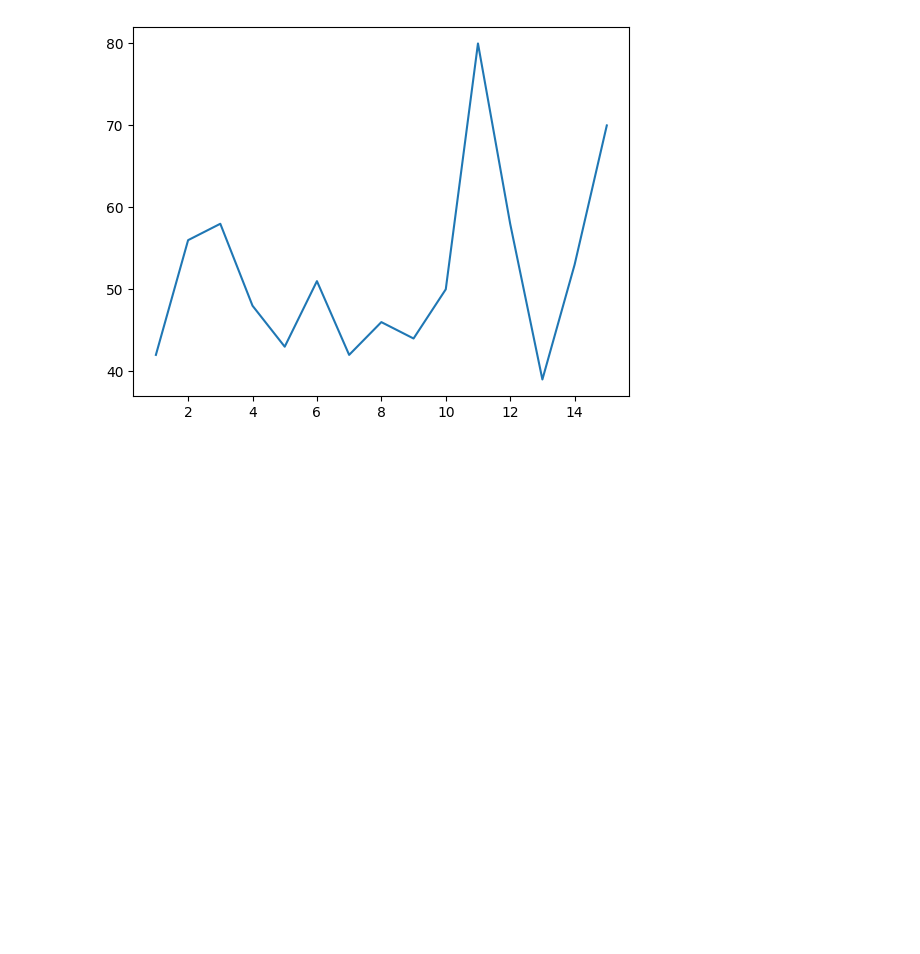
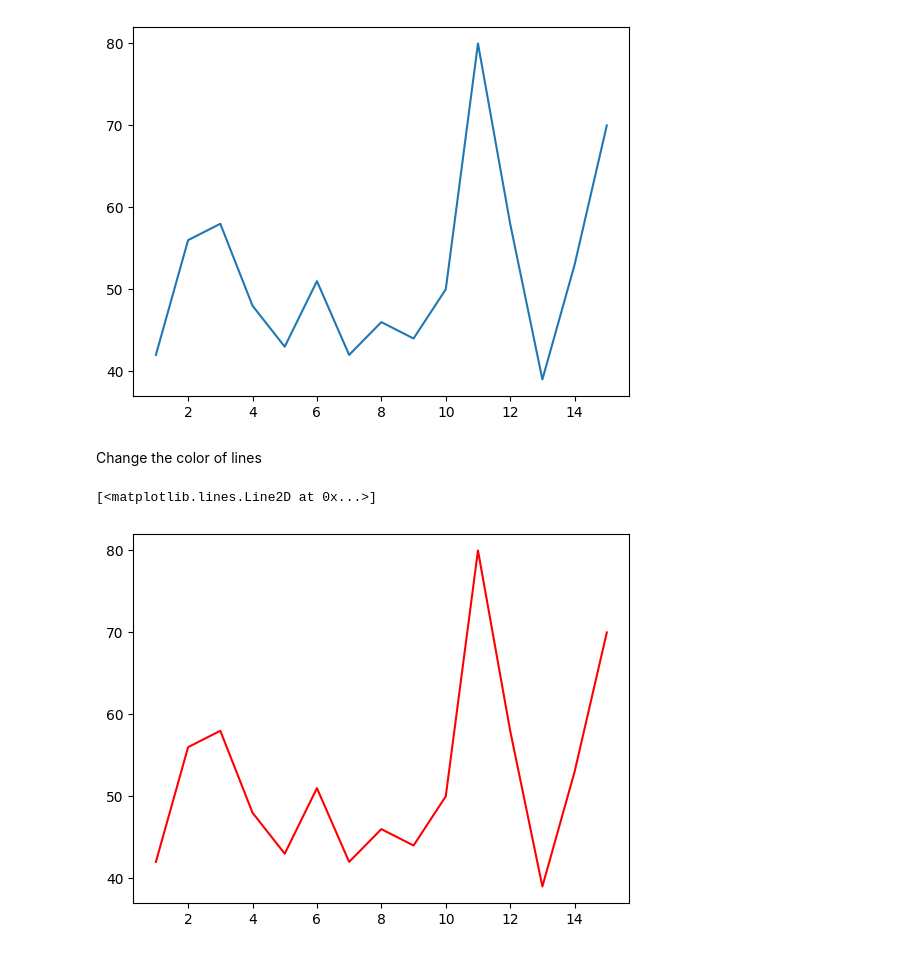
Before and after one commit to ashosaho/hello_panda_numpy, a Jupyter notebook: hello_matplotlib.ipynb, the cells around one changed output. Cells and saved outputs as stored; diff of their text form; code cells hidden in the pictures; blank space fills up the shorter version.

```diff
--- a/hello_matplotlib.ipynb
+++ b/hello_matplotlib.ipynb
@@ -27,3 +27,11 @@ plt.plot(a,b)
 # %% [output]
 [<matplotlib.lines.Line2D at 0x...>]
 [figure]
+# %% [markdown]
+Change the color of lines
+# %%
+# Define Color
+plt.plot(a,b,color='red')
+# %% [output]
+[<matplotlib.lines.Line2D at 0x...>]
+[figure, added]
```
